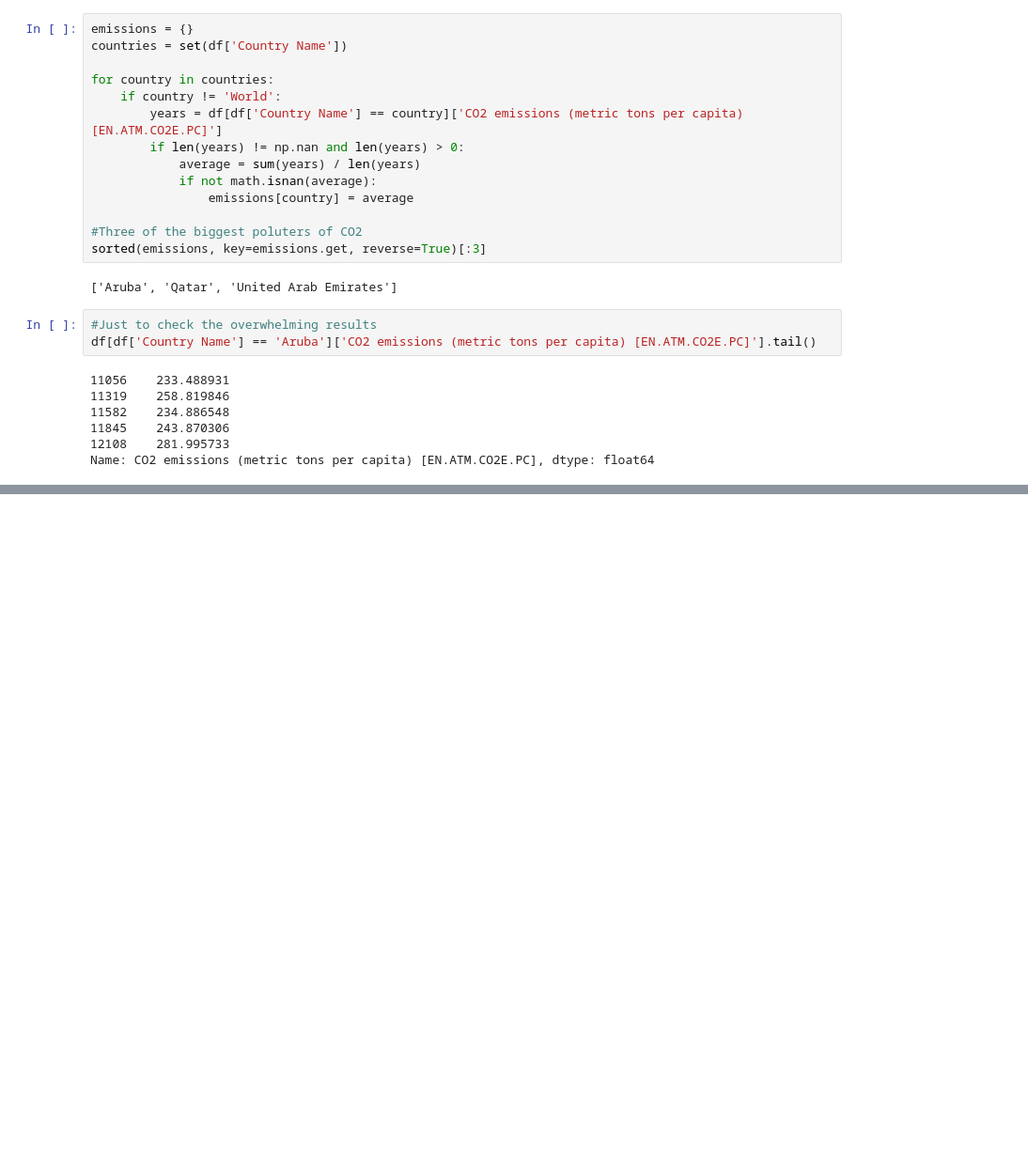
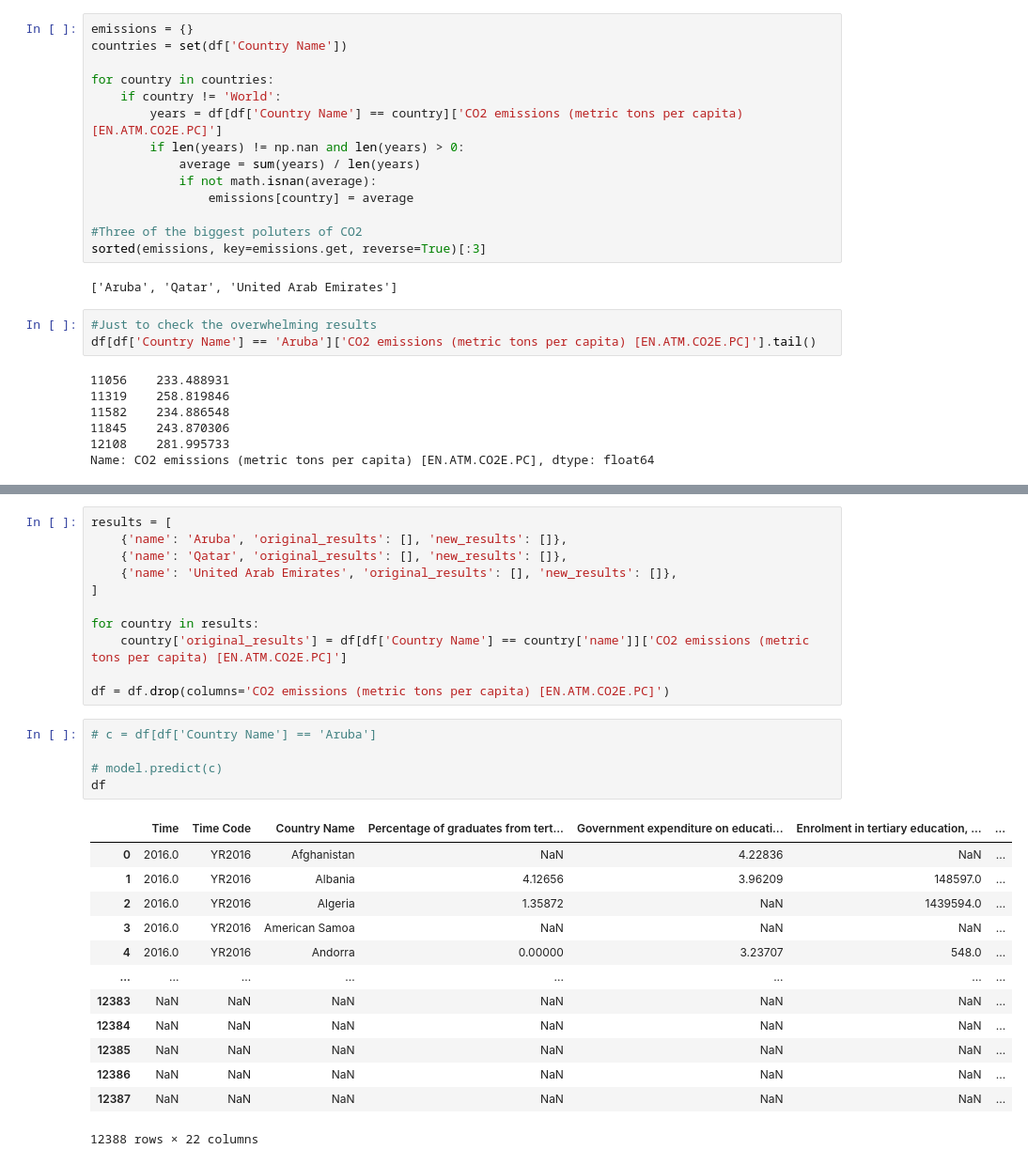
Before and after one commit to kare22/IDSCI2020EMISSION, a Jupyter notebook: Testing new results with prediction models.ipynb, the cells around one changed output, grey strips where cells are left out. Shown: that part at 94% size. Cells and saved outputs as stored; diff of their text form; blank space fills up the shorter version.

```diff
--- a/Testing new results with prediction models.ipynb
+++ b/Testing new results with prediction models.ipynb
@@ -34,0 +73,30 @@ Name: CO2 emissions (metric tons per capita) [EN.ATM.CO2E.PC], dtype: float64
+# %%
+results = [
+    {'name': 'Aruba', 'original_results': [], 'new_results': []},
+    {'name': 'Qatar', 'original_results': [], 'new_results': []},
+    {'name': 'United Arab Emirates', 'original_results': [], 'new_results': []},
+]
+
+for country in results:
+    country['original_results'] = df[df['Country Name'] == country['name']]['CO2 emissions (metric tons per capita) [EN.ATM.CO2E.PC]']
+
+df = df.drop(columns='CO2 emissions (metric tons per capita) [EN.ATM.CO2E.PC]')
+# %%
+# c = df[df['Country Name'] == 'Aruba']
+
+# model.predict(c)
+df
+# %% [output]
+|  | Time | Time Code | Country Name | Percentage of graduates from tert... | Government expenditure on educati... | Enrolment in tertiary education, ... | ... |
+| 0 | 2016.0 | YR2016 | Afghanistan | NaN | 4.22836 | NaN | ... |
+| 1 | 2016.0 | YR2016 | Albania | 4.12656 | 3.96209 | 148597.0 | ... |
+| 2 | 2016.0 | YR2016 | Algeria | 1.35872 | NaN | 1439594.0 | ... |
+| 3 | 2016.0 | YR2016 | American Samoa | NaN | NaN | NaN | ... |
+| 4 | 2016.0 | YR2016 | Andorra | 0.00000 | 3.23707 | 548.0 | ... |
+| ... | ... | ... | ... | ... | ... | ... | ... |
+| 12383 | NaN | NaN | NaN | NaN | NaN | NaN | ... |
+| 12384 | NaN | NaN | NaN | NaN | NaN | NaN | ... |
+| 12385 | NaN | NaN | NaN | NaN | NaN | NaN | ... |
+| 12386 | NaN | NaN | NaN | NaN | NaN | NaN | ... |
+| 12387 | NaN | NaN | NaN | NaN | NaN | NaN | ... |
+12388 rows × 22 columns
```
Also changed, not shown: parts of 2 cells of this notebook.
